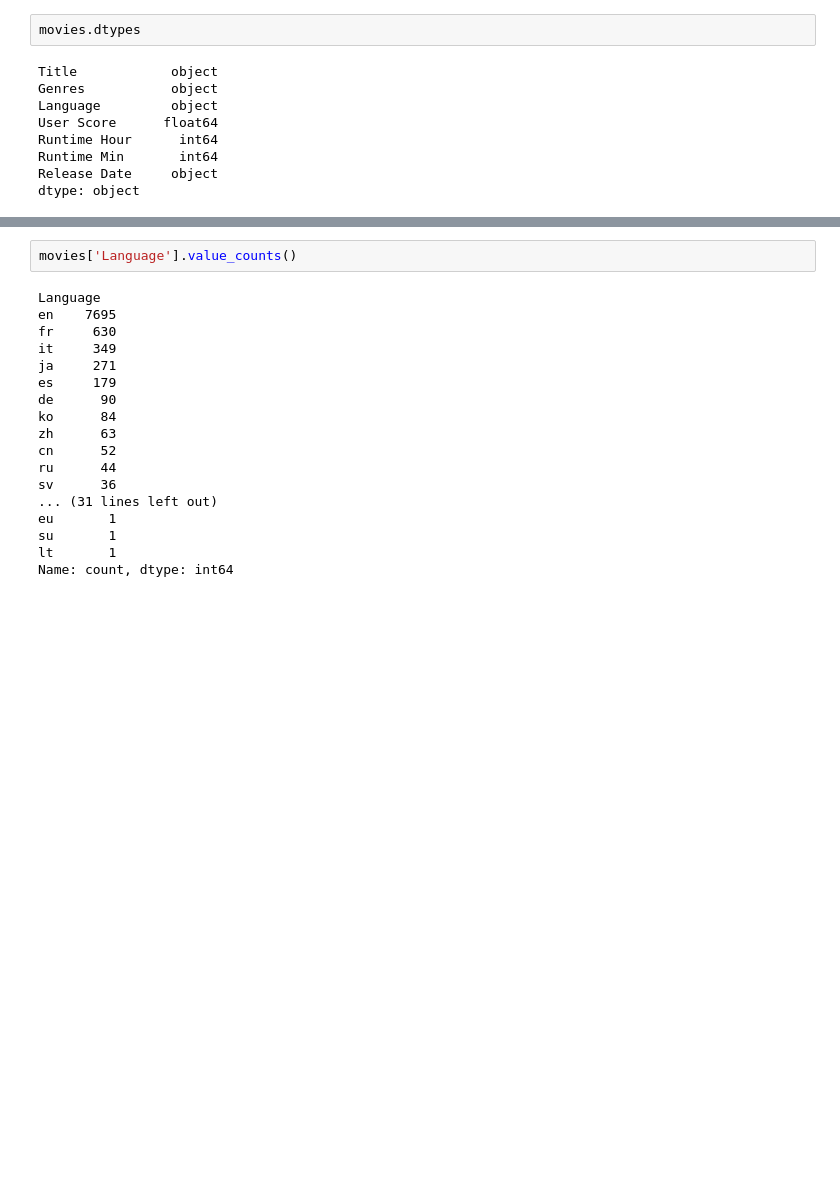
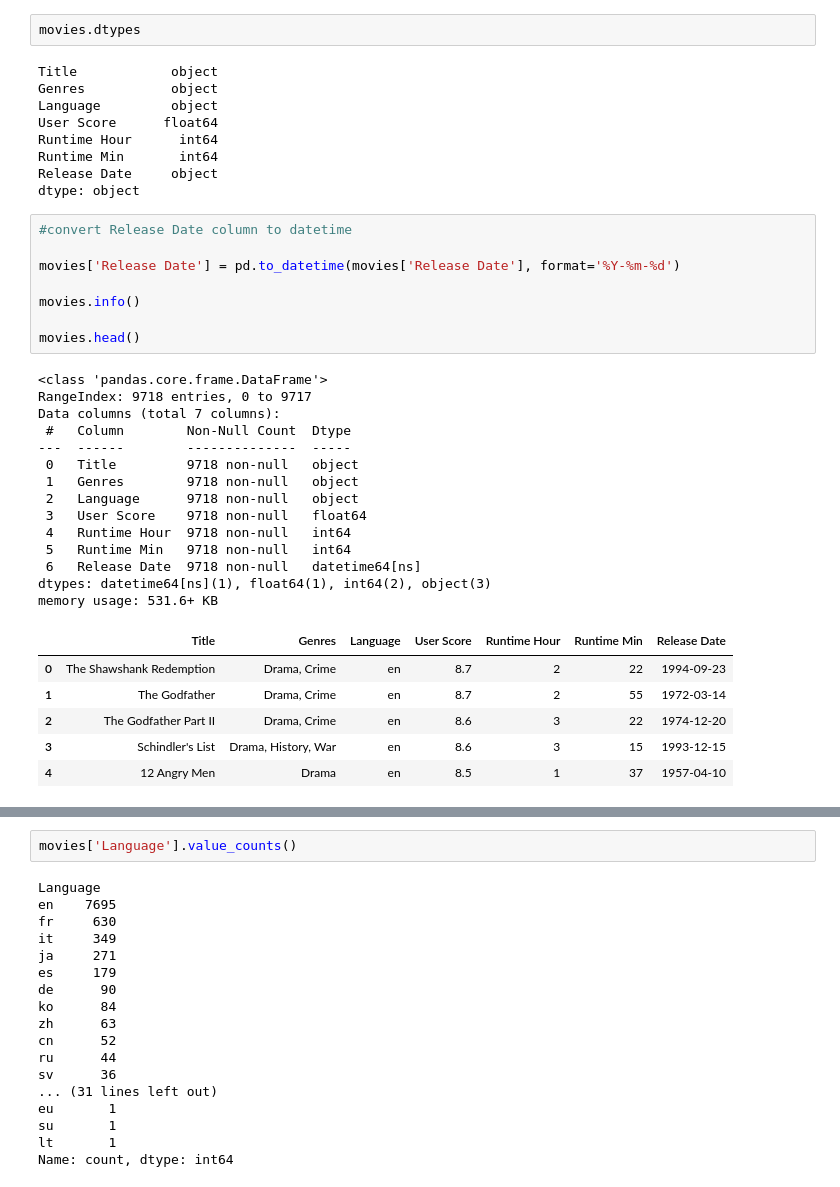
Before and after one commit to nebulos007/m2_project, a Jupyter notebook: movies.ipynb, the cells around one changed output, grey strips where cells are left out. Drawn from its saved outputs; the diff is of its cells as text; blank space fills up the shorter version.

```diff
--- a/movies.ipynb
+++ b/movies.ipynb
@@ -144,3 +144,32 @@ Runtime Hour      int64
 Runtime Min       int64
 Release Date     object
 dtype: object
+# %%
+#convert Release Date column to datetime
+
+movies['Release Date'] = pd.to_datetime(movies['Release Date'], format='%Y-%m-%d')
+
+movies.info()
+
+movies.head()
+# %% [output]
+<class 'pandas.core.frame.DataFrame'>
+RangeIndex: 9718 entries, 0 to 9717
+Data columns (total 7 columns):
+ #   Column        Non-Null Count  Dtype
+---  ------        --------------  -----
+ 0   Title         9718 non-null   object
+ 1   Genres        9718 non-null   object
+ 2   Language      9718 non-null   object
+ 3   User Score    9718 non-null   float64
+ 4   Runtime Hour  9718 non-null   int64
+ 5   Runtime Min   9718 non-null   int64
+ 6   Release Date  9718 non-null   datetime64[ns]
+dtypes: datetime64[ns](1), float64(1), int64(2), object(3)
+memory usage: 531.6+ KB
+|  | Title | Genres | Language | User Score | Runtime Hour | Runtime Min | Release Date |
+| 0 | The Shawshank Redemption | Drama, Crime | en | 8.7 | 2 | 22 | 1994-09-23 |
+| 1 | The Godfather | Drama, Crime | en | 8.7 | 2 | 55 | 1972-03-14 |
+| 2 | The Godfather Part II | Drama, Crime | en | 8.6 | 3 | 22 | 1974-12-20 |
+| 3 | Schindler's List | Drama, History, War | en | 8.6 | 3 | 15 | 1993-12-15 |
+| 4 | 12 Angry Men | Drama | en | 8.5 | 1 | 37 | 1957-04-10 |
```
Also changed, not shown: parts of 7 cells of this notebook.
